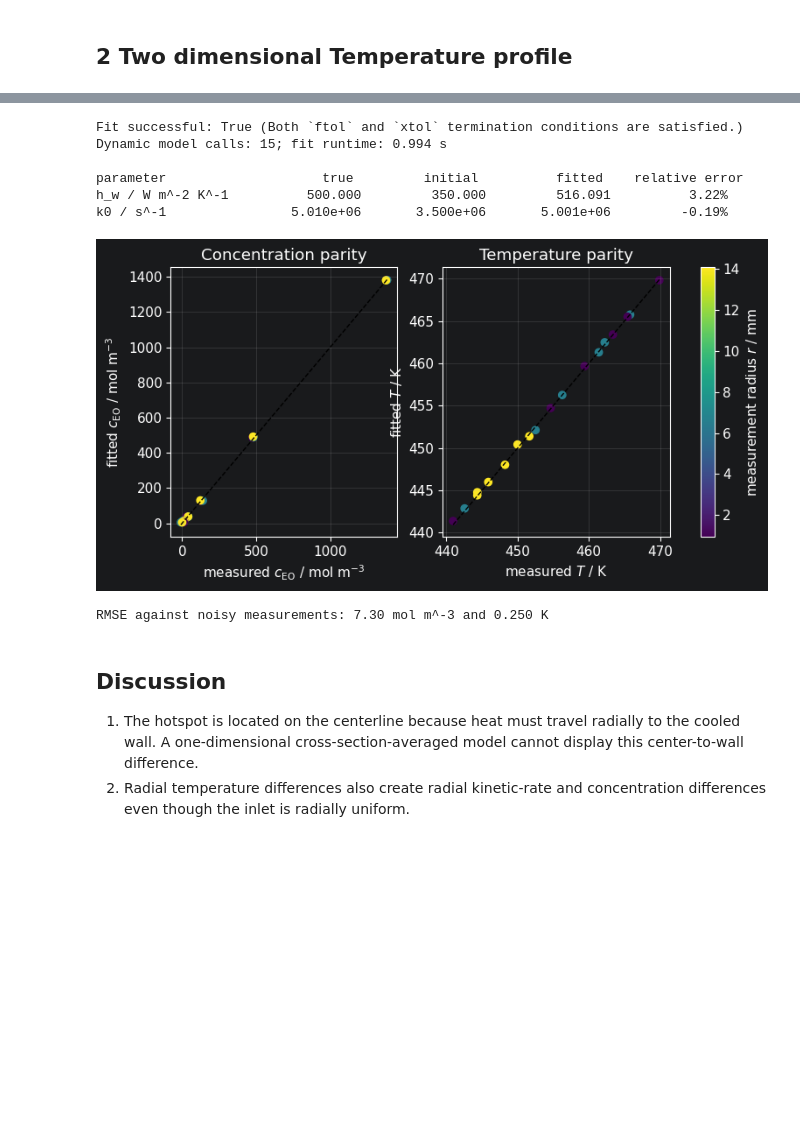
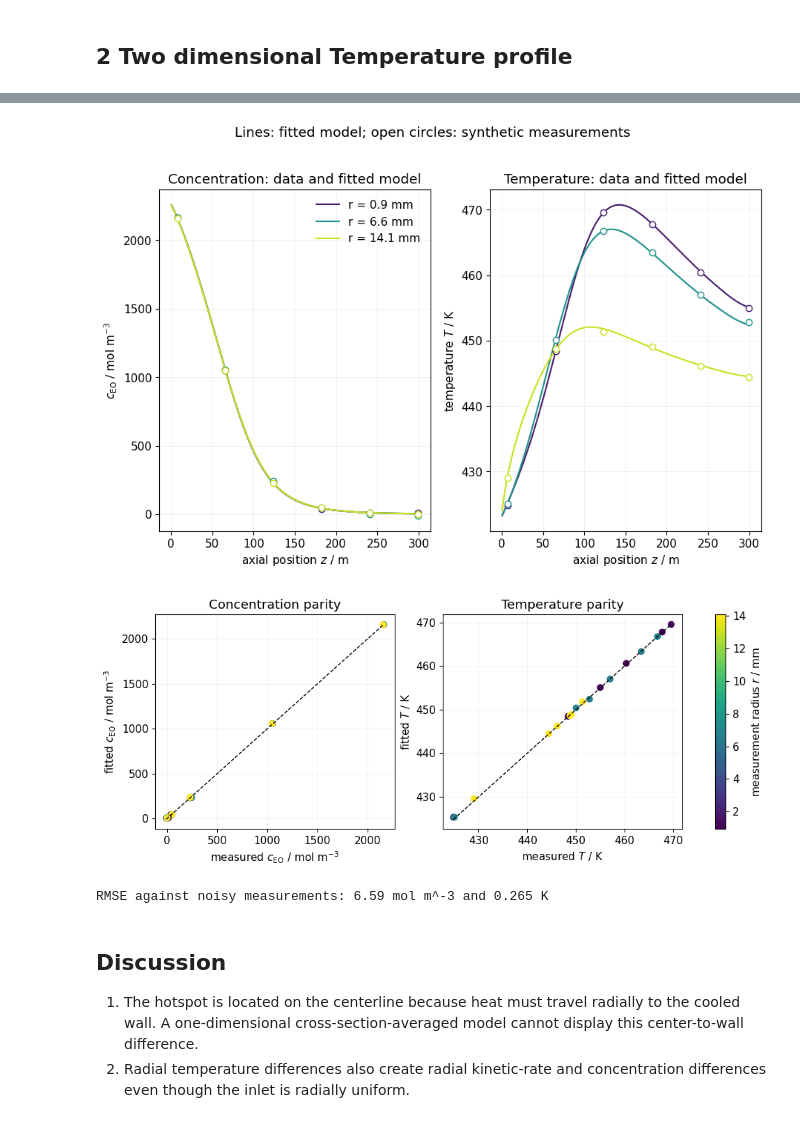
Before and after one commit to ChemRxnEngLab/Ullmanns_ModelReactorsDesignEquations, a Jupyter notebook: example_6_2d_pftr_hotspot_parameter_fit.ipynb, the cells around one changed output, grey strips where cells are left out. Saved outputs shown, nothing was run; the diff lists cells and outputs as text; code cells hidden in the pictures; blank space fills up the shorter version.

```diff
--- a/example_6_2d_pftr_hotspot_parameter_fit.ipynb
+++ b/example_6_2d_pftr_hotspot_parameter_fit.ipynb
@@ -86,7 +86,7 @@ class Parameters:
         self.T_in = 423.0            # K
         self.T_C = 440.0             # K
 
-        self.t_end = 450.0           # s
+        self.t_end = 300.0           # s
         self.n_cells = self.Nz * self.Nr
 # %%
 def radial_transport(field, coefficient, p, wall_temperature=None, h_wall=None):
@@ -195,7 +195,7 @@ def simulate_2d(p, h_wall=None, k0=None, t_eval=None):
     return solution
 
 
-def unpack(solution, p, column=-1):
+def unpack_solution(solution, p, column=-1):
     c = solution.y[:p.n_cells, column].reshape(p.Nz, p.Nr)
     T = solution.y[p.n_cells:, column].reshape(p.Nz, p.Nr)
     return c, T
@@ -204,10 +204,10 @@ def unpack(solution, p, column=-1):
 
 The reactor initially contains unreacted feed at the inlet temperature. Wall heating/cooling and reaction then establish a two-dimensional profile. The selected grid contains 48 axial by 8 radial finite volumes, or 768 dynamic states for concentration and temperature together.
 # %%
-p = Parameters(Nz=48, Nr=8)
-times = np.array([0, 75, 150, 225, 300, 450], dtype=float)
+p = Parameters(Nz=300, Nr=8)
+times = np.linspace(0,300,num=301,endpoint=True)
 solution = simulate_2d(p, t_eval=times)
-c_final, T_final = unpack(solution, p)
+c_final, T_final = unpack_solution(solution, p)
 
 hot_index = np.unravel_index(np.argmax(T_final), T_final.shape)
 iz_hot, ir_hot = hot_index
@@ -323,7 +393,7 @@ def residuals(log_parameters):
     fit_calls += 1
     h_wall, k0 = np.exp(log_parameters)
     trial = simulate_2d(p, h_wall=h_wall, k0=k0, t_eval=[p.t_end])
-    c_trial, T_trial = unpack(trial, p)
+    c_trial, T_trial = unpack_solution(trial, p)
 
     concentration_residuals = (
         c_trial[measurement_index] - c_measured
@@ -356,47 +426,66 @@ print(f"Dynamic model calls: {fit_calls}; fit runtime: {fit_runtime:.3f} s")
 print("\nparameter                    true         initial          fitted    relative error")
 print(f"h_w / W m^-2 K^-1       {p.h_w:10.3f}  {initial_guess[0]:14.3f}  {h_fitted:14.3f}  {(h_fitted/p.h_w-1)*100:12.2f}%")
 print(f"k0 / s^-1               {p.k0:10.3e}  {initial_guess[1]:14.3e}  {k0_fitted:14.3e}  {(k0_fitted/p.k0-1)*100:12.2f}%")
-# %% [output]
-Fit successful: True (Both `ftol` and `xtol` termination conditions are satisfied.)
-Dynamic model calls: 15; fit runtime: 0.994 s
-
-parameter                    true         initial          fitted    relative error
-h_w / W m^-2 K^-1          500.000         350.000         516.091          3.22%
-k0 / s^-1                5.010e+06       3.500e+06       5.001e+06         -0.19%
 # %%
 fit_solution = simulate_2d(p, h_wall=h_fitted, k0=k0_fitted, t_eval=[p.t_end])
-c_fitted, T_fitted = unpack(fit_solution, p)
+c_fitted, T_fitted = unpack_solution(fit_solution, p)
 c_prediction = c_fitted[measurement_index]
 T_prediction = T_fitted[measurement_index]
 
-fig, axes = plt.subplots(1, 2, figsize=(9.2, 4.0))
+fig, axes = plt.subplots(1, 2, figsize=(9.2, 6.0))
+for j, (ir, color) in enumerate(zip(ir_measure, measurement_colors)):
+    radial_label = f"r = {1000*p.r[ir]:.1f} mm"
+    axes[0].plot(p.z, c_fitted[:, ir], color=color, label=radial_label)
+    axes[0].scatter(
+        z_measure, c_measured[:, j],
+        facecolors="white", edgecolors=color, zorder=3,
+    )
+    axes[1].plot(p.z, T_fitted[:, ir], color=color, label=radial_label)
+    axes[1].scatter(
+        z_measure, T_measured[:, j],
+        facecolors="white", edgecolors=color, zorder=3,
+    )
+
+axes[0].set_xlabel(r"axial position $z$ / m")
+axes[0].set_ylabel(r"$c_{\mathrm{EO}}$ / mol m$^{-3}$")
+axes[0].set_title("Concentration: data and fitted model")
+axes[0].legend(frameon=False)
+axes[1].set_xlabel(r"axial position $z$ / m")
+axes[1].set_ylabel(r"temperature $T$ / K")
+axes[1].set_title("Temperature: data and fitted model")
+fig.suptitle("Lines: fitted model; open circles: synthetic measurements", y=1.02)
+plt.tight_layout()
+plt.show()
+
+fig, axes = plt.subplots(1, 2, figsize=(12.2, 4.0))
 axes[0].scatter(c_measured, c_prediction, c=1000*p.r[ir_measure][None, :].repeat(len(iz_measure), axis=0))
 lo, hi = min(c_measured.min(), c_prediction.min()), max(c_measured.max(), c_prediction.max())
 axes[0].plot([lo, hi], [lo, hi], "k--", lw=1)
 axes[0].set_xlabel(r"measured $c_{\mathrm{EO}}$ / mol m$^{-3}$")
 axes[0].set_ylabel(r"fitted $c_{\mathrm{EO}}$ / mol m$^{-3}$")
 axes[0].set_title("Concentration parity")
 
 points = axes[1].scatter(
     T_measured,
     T_prediction,
     c=1000*p.r[ir_measure][None, :].repeat(len(iz_measure), axis=0),
     cmap="viridis",
 )
 lo, hi = min(T_measured.min(), T_prediction.min()), max(T_measured.max(), T_prediction.max())
 axes[1].plot([lo, hi], [lo, hi], "k--", lw=1)
 axes[1].set_xlabel(r"measured $T$ / K")
 axes[1].set_ylabel(r"fitted $T$ / K")
 axes[1].set_title("Temperature parity")
 fig.colorbar(points, ax=axes, label=r"measurement radius $r$ / mm")
 plt.show()
 
 rmse_c = np.sqrt(np.mean((c_prediction - c_measured)**2))
 rmse_T = np.sqrt(np.mean((T_prediction - T_measured)**2))
 print(f"RMSE against noisy measurements: {rmse_c:.2f} mol m^-3 and {rmse_T:.3f} K")
 # %% [output]
-[figure, old version]
+[figure, new version]
+[figure, added]
-RMSE against noisy measurements: 7.30 mol m^-3 and 0.250 K
+RMSE against noisy measurements: 6.59 mol m^-3 and 0.265 K
 # %% [markdown]
 ## Discussion
 
```
Also changed, not shown: parts of 6 cells of this notebook, 1 other file.
